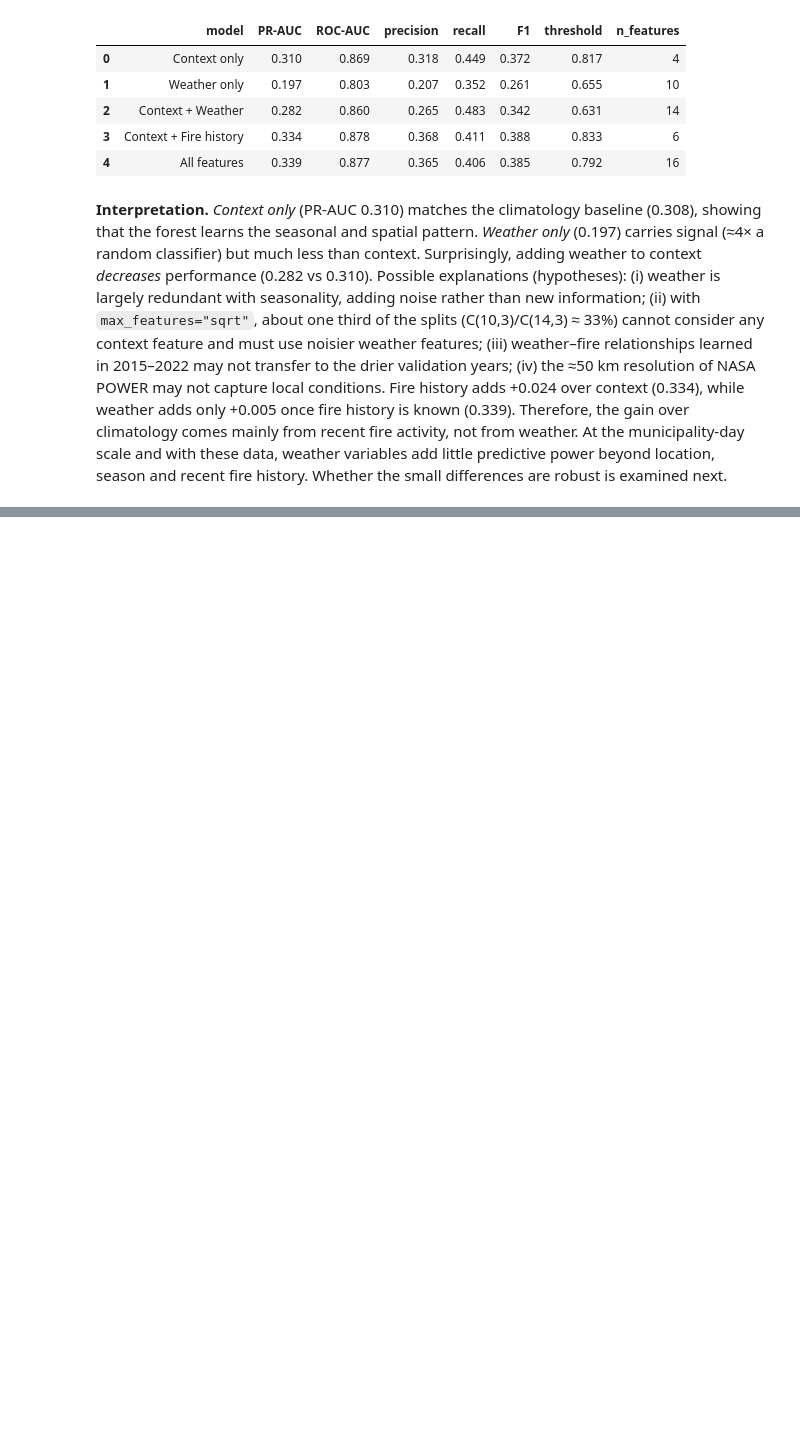
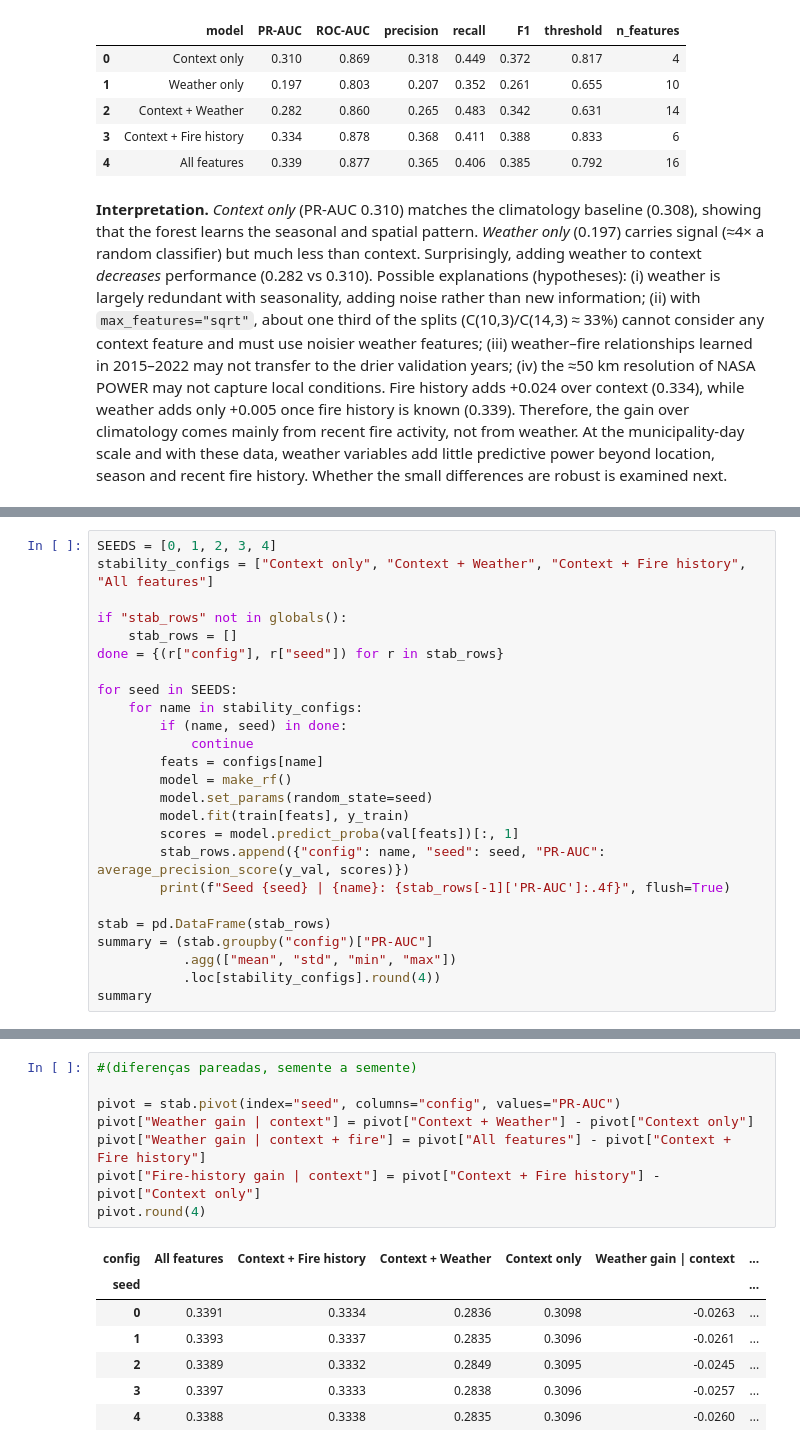
Before and after one commit to MonnikLuianne/wildfire-risk-piaui, a Jupyter notebook: wildfire_risk_piaui.ipynb, the cells around one changed output, grey strips where cells are left out. Drawn from its saved outputs; the diff is of its cells as text; blank space fills up the shorter version.

```diff
--- a/wildfire_risk_piaui.ipynb
+++ b/wildfire_risk_piaui.ipynb
@@ -618,0 +624,25 @@ location, season and recent fire history. Whether the small differences are robu
+# %%
+SEEDS = [0, 1, 2, 3, 4]
+stability_configs = ["Context only", "Context + Weather", "Context + Fire history", "All features"]
+
+if "stab_rows" not in globals():
+    stab_rows = []
+done = {(r["config"], r["seed"]) for r in stab_rows}
+
+for seed in SEEDS:
+    for name in stability_configs:
+        if (name, seed) in done:
+            continue
+        feats = configs[name]
+        model = make_rf()
+        model.set_params(random_state=seed)
+        model.fit(train[feats], y_train)
+        scores = model.predict_proba(val[feats])[:, 1]
+        stab_rows.append({"config": name, "seed": seed, "PR-AUC": average_precision_score(y_val, scores)})
+        print(f"Seed {seed} | {name}: {stab_rows[-1]['PR-AUC']:.4f}", flush=True)
+
+stab = pd.DataFrame(stab_rows)
+summary = (stab.groupby("config")["PR-AUC"]
+           .agg(["mean", "std", "min", "max"])
+           .loc[stability_configs].round(4))
+summary
@@ -618,0 +685,16 @@ location, season and recent fire history. Whether the small differences are robu
+# %%
+#(diferenças pareadas, semente a semente)
+
+pivot = stab.pivot(index="seed", columns="config", values="PR-AUC")
+pivot["Weather gain | context"] = pivot["Context + Weather"] - pivot["Context only"]
+pivot["Weather gain | context + fire"] = pivot["All features"] - pivot["Context + Fire history"]
+pivot["Fire-history gain | context"] = pivot["Context + Fire history"] - pivot["Context only"]
+pivot.round(4)
+# %% [output]
+| config | All features | Context + Fire history | Context + Weather | Context only | Weather gain | context | ... |
+| seed |  |  |  |  |  | ... |
+| 0 | 0.3391 | 0.3334 | 0.2836 | 0.3098 | -0.0263 | ... |
+| 1 | 0.3393 | 0.3337 | 0.2835 | 0.3096 | -0.0261 | ... |
+| 2 | 0.3389 | 0.3332 | 0.2849 | 0.3095 | -0.0245 | ... |
+| 3 | 0.3397 | 0.3333 | 0.2838 | 0.3096 | -0.0257 | ... |
+| 4 | 0.3388 | 0.3338 | 0.2835 | 0.3096 | -0.0260 | ... |
```
Also changed, not shown: parts of 5 cells of this notebook.
